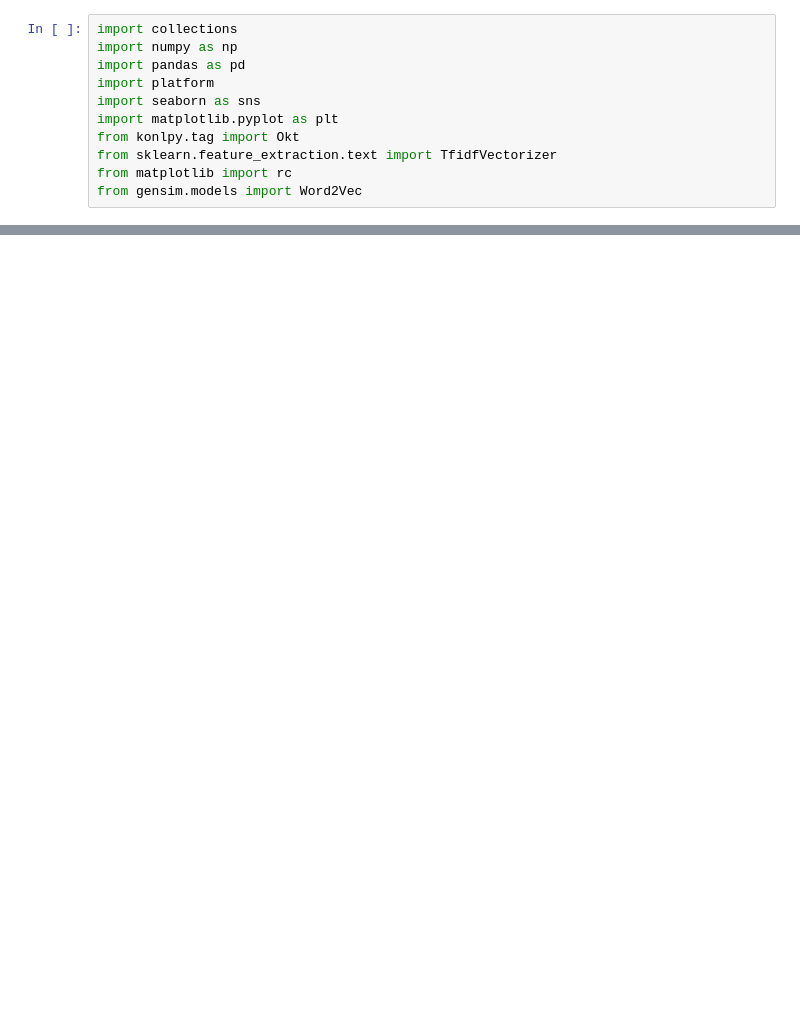
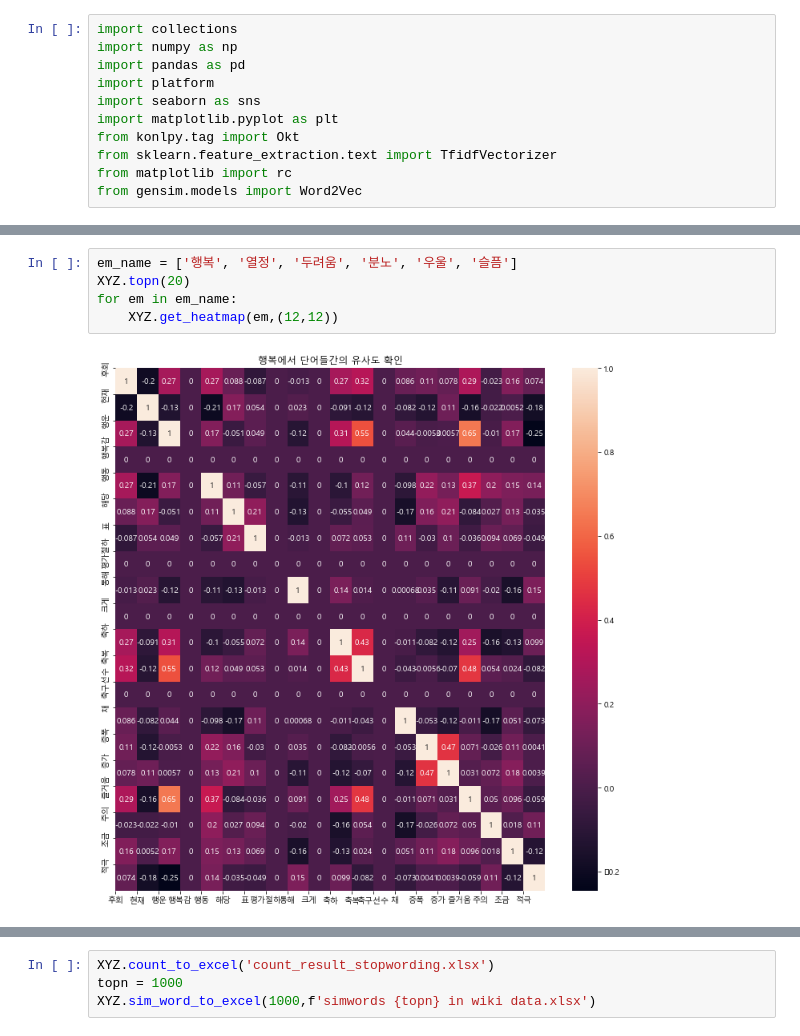
Before and after one commit to sigongjoa/emotion_thearpy, a Jupyter notebook: check_emtion_data.ipynb, the cells around one changed output, grey strips where cells are left out. Saved outputs shown, nothing was run; the diff lists cells and outputs as text; blank space fills up the shorter version.

Commit message:
most_similar and count
빈도수와 유사도가 높은 단어들로 저장

```diff
--- a/check_emtion_data.ipynb
+++ b/check_emtion_data.ipynb
@@ -345,0 +193,7 @@ for idx in color_df.index:
+# %%
+em_name = ['행복', '열정', '두려움', '분노', '우울', '슬픔']
+XYZ.topn(20)
+for em in em_name:
+    XYZ.get_heatmap(em,(12,12))
+# %% [output]
+[figure, added]
@@ -345,0 +205,4 @@ for idx in color_df.index:
+# %%
+XYZ.count_to_excel('count_result_stopwording.xlsx')
+topn = 1000
+XYZ.sim_word_to_excel(1000,f'simwords {topn} in wiki data.xlsx')
```
Also changed, not shown: parts of 14 cells of this notebook, 5 other files.
